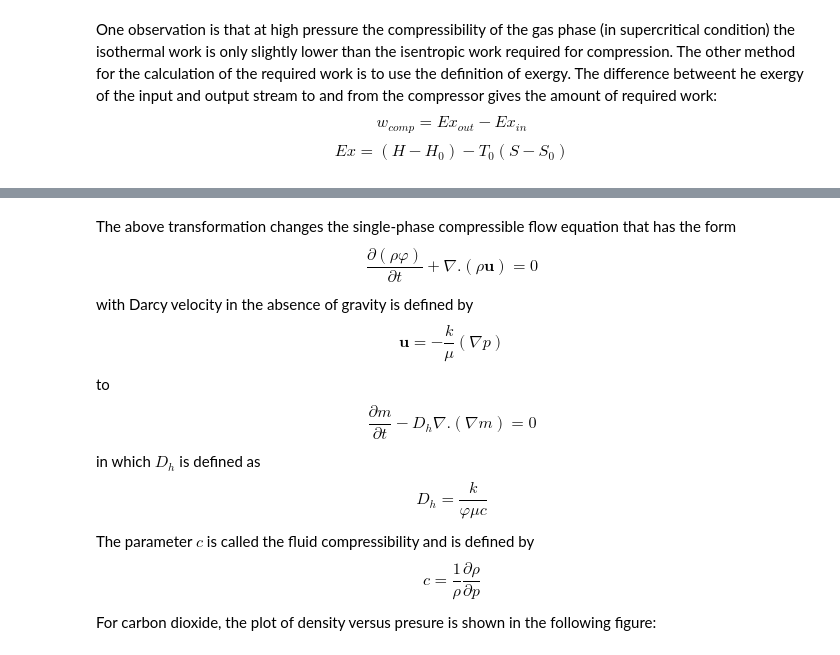
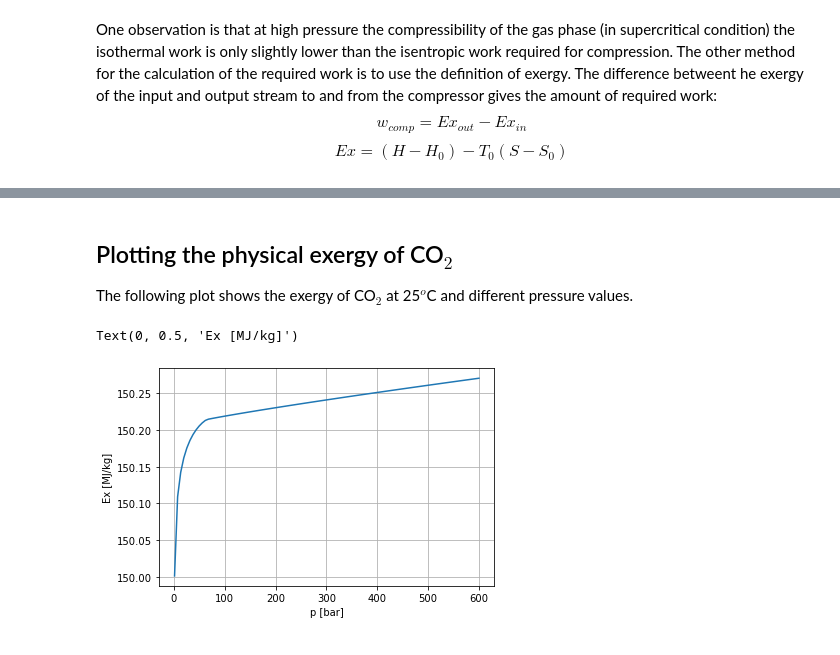
Before and after one commit to simulkade/energystorage, a Jupyter notebook: code/tudelft-energy-storage-exercise-2021.ipynb, the cells around one changed output, grey strips where cells are left out. Drawn from its saved outputs; the diff is of its cells as text; code cells hidden in the pictures.

```diff
--- a/code/tudelft-energy-storage-exercise-2021.ipynb
+++ b/code/tudelft-energy-storage-exercise-2021.ipynb
@@ -126,12 +149,19 @@ Text(0, 0.5, 'Pseudo pressure [Pa]')
-# %% [markdown]
-The above transformation changes the single-phase compressible flow equation that has the form
-$$\frac{\partial\left(\rho\varphi\right)}{\partial t}+\nabla.\left(\rho\mathbf{u}\right)=0$$
-with Darcy velocity in the absence of gravity is defined by
-$$\mathbf{u}=-\frac{k}{\mu}\left(\nabla p\right)$$
-to
-$$\frac{\partial m}{\partial t}-D_{h}\nabla.\left(\nabla m\right)=0$$
-in which $D_h$ is defined as
-$$D_{h}=\frac{k}{\varphi\mu c}$$
-The parameter $c$ is called the fluid compressibility and is defined by
-$$c=\frac{1}{\rho}\frac{\partial\rho}{\partial p}$$
-For carbon dioxide, the plot of density versus presure is shown in the following figure:
+# %% [markdown]
+## Plotting the physical exergy of CO$_2$
+The following plot shows the exergy of CO$_2$ at 25$^o$C and different pressure values.
+# %%
+T0 = 25+273.15 # K
+p0 = 1.01e5 # Pa
+p_end = 600e5 # Pa
+p = np.linspace(p0, p_end, 100)
+h0 = PropsSI('HMASS', 'T', T0, 'P', p0, 'CO2')
+s0 = PropsSI('HMASS', 'T', T0, 'P', p0, 'CO2')
+h = PropsSI('HMASS', 'T', T0, 'P', p, 'CO2')
+s = PropsSI('SMASS', 'T', T0, 'P', p, 'CO2')
+plt.plot(p/1e5, ((h-h0)-T0*(s-s0))/1e6)
+plt.grid()
+plt.xlabel('p [bar]')
+plt.ylabel('Ex [MJ/kg]')
+# %% [output]
+Text(0, 0.5, 'Ex [MJ/kg]')
+[figure, added]
```
Also changed, not shown: parts of 20 cells of this notebook, 1 other file.
